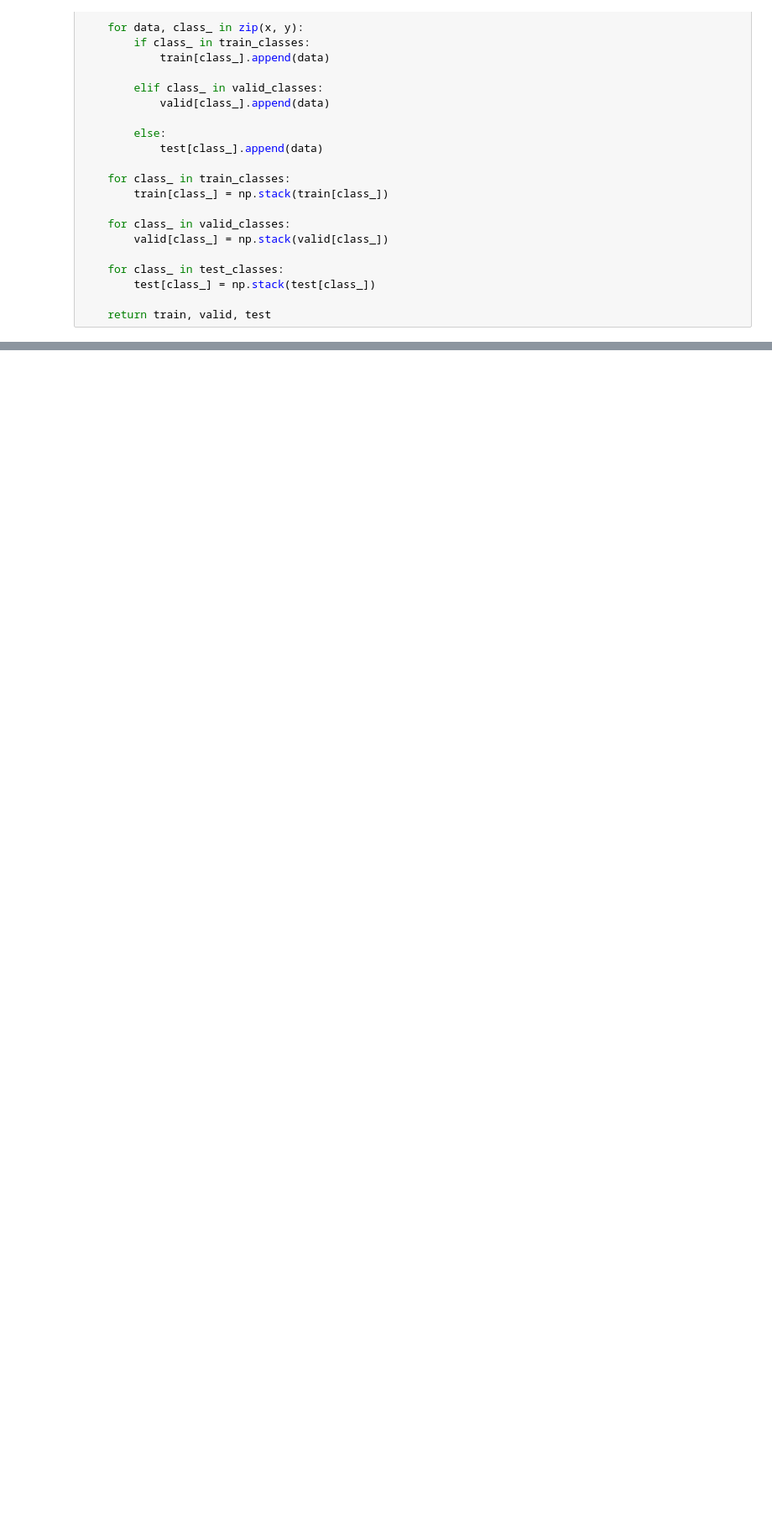
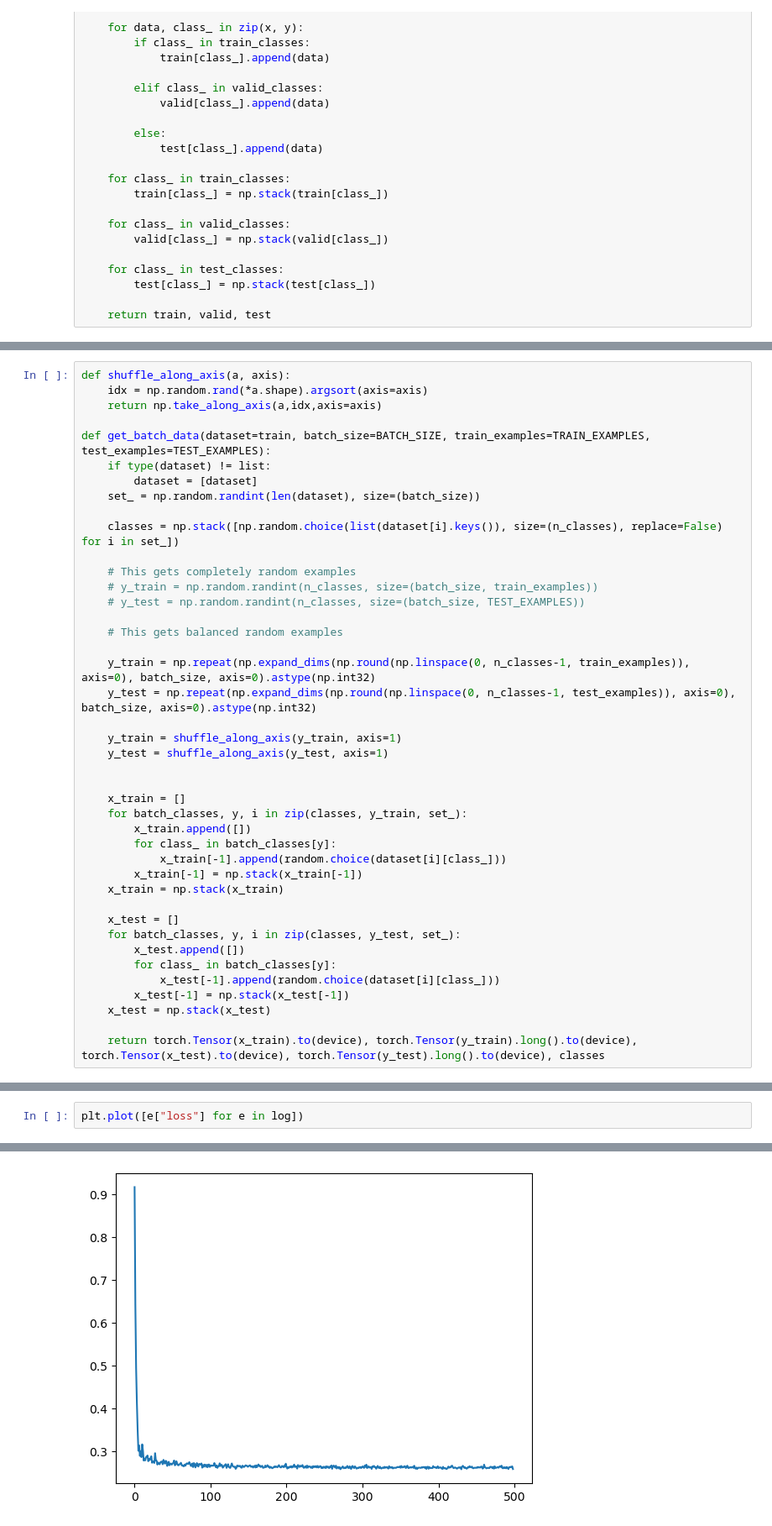
Before and after one commit to bunnalec/NeuralGraphPaper, a Jupyter notebook: ES_NeuralGraph.ipynb, the cells around one changed output, grey strips where cells are left out. Shown at 84% size. Drawn from its saved outputs; the diff is of its cells as text; blank space fills up the shorter version.

```diff
--- a/ES_NeuralGraph.ipynb
+++ b/ES_NeuralGraph.ipynb
@@ -129,0 +161,42 @@ graph.timestep()
+# %%
+def shuffle_along_axis(a, axis):
+    idx = np.random.rand(*a.shape).argsort(axis=axis)
+    return np.take_along_axis(a,idx,axis=axis)
+
+def get_batch_data(dataset=train, batch_size=BATCH_SIZE, train_examples=TRAIN_EXAMPLES, test_examples=TEST_EXAMPLES):
+    if type(dataset) != list:
+        dataset = [dataset]
+    set_ = np.random.randint(len(dataset), size=(batch_size))
+
+    classes = np.stack([np.random.choice(list(dataset[i].keys()), size=(n_classes), replace=False) for i in set_])
+
+    # This gets completely random examples
+    # y_train = np.random.randint(n_classes, size=(batch_size, train_examples))
+    # y_test = np.random.randint(n_classes, size=(batch_size, TEST_EXAMPLES))
+
+    # This gets balanced random examples
+
+    y_train = np.repeat(np.expand_dims(np.round(np.linspace(0, n_classes-1, train_examples)), axis=0), batch_size, axis=0).astype(np.int32)
+    y_test = np.repeat(np.expand_dims(np.round(np.linspace(0, n_classes-1, test_examples)), axis=0), batch_size, axis=0).astype(np.int32)
+
+    y_train = shuffle_along_axis(y_train, axis=1)
+    y_test = shuffle_along_axis(y_test, axis=1)
+
+
+    x_train = []
+    for batch_classes, y, i in zip(classes, y_train, set_):
+        x_train.append([])
+        for class_ in batch_classes[y]:
+            x_train[-1].append(random.choice(dataset[i][class_]))
+        x_train[-1] = np.stack(x_train[-1])
+    x_train = np.stack(x_train)
+
+    x_test = []
+    for batch_classes, y, i in zip(classes, y_test, set_):
+        x_test.append([])
+        for class_ in batch_classes[y]:
+            x_test[-1].append(random.choice(dataset[i][class_]))
+        x_test[-1] = np.stack(x_test[-1])
+    x_test = np.stack(x_test)
+
+    return torch.Tensor(x_train).to(device), torch.Tensor(y_train).long().to(device), torch.Tensor(x_test).to(device), torch.Tensor(y_test).long().to(device), classes
@@ -129,0 +256,3 @@ graph.timestep()
+# %%
+plt.plot([e["loss"] for e in log])
+# %% [output]
@@ -129,0 +260 @@ graph.timestep()
+[figure, added]
```
Also changed, not shown: parts of 12 cells of this notebook, 3 other files.
